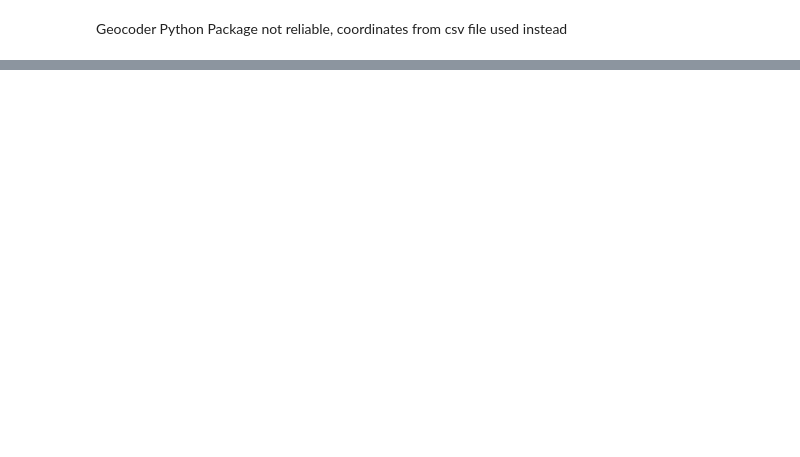
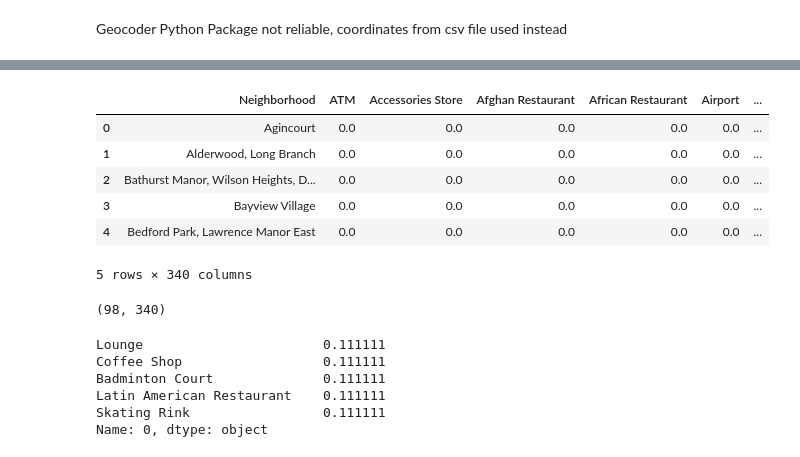
Before and after one commit to VeraDJW/Applied_data_science_capstone, a Jupyter notebook: Neighbor-Toronto.ipynb, the cells around one changed output, grey strips where cells are left out. Cells and saved outputs as stored; diff of their text form; code cells hidden in the pictures; blank space fills up the shorter version.

```diff
--- a/Neighbor-Toronto.ipynb
+++ b/Neighbor-Toronto.ipynb
@@ -128,0 +121,17 @@ df_trt.reset_index(inplace=True)
+# %%
+radius = 900
+LIMIT=100
+
+neighborhood_latitude = df_trt.loc[0,'Latitude']
+neighborhood_longitude= df_trt.loc[0,'Longitude']
+
+neighborhood_latitude = 43.647177
+neighborhood_longitude = -79.381576
+url= 'https://api.foursquare.com/v2/venues/explore?&client_id={}&client_secret={}&v={}&ll={},{}&radius={}&limit={}'.format(CLIENT_ID,
+                                                                                                                     CLIENT_SECRET,
+                                                                                                                     VERSION,
+                                                                                                                     neighborhood_latitude,
+                                                                                                                    neighborhood_longitude,
+                                                                                                                        radius,
+                                                                                                                            LIMIT)
+url # display URL
@@ -128,0 +140,6 @@ df_trt.reset_index(inplace=True)
+# %%
+#url = 'https://api.foursquare.com/v2/venues/explore?&client_id=PKUTNEG4HV4S4KXTGXOJMW0OFPXR1ZNL3JZJUAHPIFM1E3BS&client_secret=1ANQ5XBNYQ3JA4OKCG2NRVNN0JBH1PNCV44Q5PAKH5TIJLR2&v=20180605&ll=43.789053,-79.40849279999999&radius=600&limit=100'
+url='https://api.foursquare.com/v2/venues/explore?&client_id=PKUTNEG4HV4S4KXTGXOJMW0OFPXR1ZNL3JZJUAHPIFM1E3BS&client_secret=1ANQ5XBNYQ3JA4OKCG2NRVNN0JBH1PNCV44Q5PAKH5TIJLR2&v=20180605&ll=43.7532586,-79.3296565&radius=800&limit=100'
+results = requests.get(url).json()
+print(results)
+nearby_venues = json_normalize(results['response']['groups'][0]['items'])
@@ -128,0 +245,26 @@ df_trt.reset_index(inplace=True)
+# %%
+#group by neighborhood, take mean of each category
+trt_grouped = trt_onehot.groupby('Neighborhood').mean().reset_index()
+trt_grouped.head()
+# %% [output]
+|  | Neighborhood | ATM | Accessories Store | Afghan Restaurant | African Restaurant | Airport | ... |
+| 0 | Agincourt | 0.0 | 0.0 | 0.0 | 0.0 | 0.0 | ... |
+| 1 | Alderwood, Long Branch | 0.0 | 0.0 | 0.0 | 0.0 | 0.0 | ... |
+| 2 | Bathurst Manor, Wilson Heights, D... | 0.0 | 0.0 | 0.0 | 0.0 | 0.0 | ... |
+| 3 | Bayview Village | 0.0 | 0.0 | 0.0 | 0.0 | 0.0 | ... |
+| 4 | Bedford Park, Lawrence Manor East | 0.0 | 0.0 | 0.0 | 0.0 | 0.0 | ... |
+5 rows × 340 columns
+# %%
+trt_grouped.shape
+# %% [output]
+(98, 340)
+# %%
+temp = trt_grouped.loc[0]
+temp.iloc[1:].sort_values(ascending = False).head(5)
+# %% [output]
+Lounge                       0.111111
+Coffee Shop                  0.111111
+Badminton Court              0.111111
+Latin American Restaurant    0.111111
+Skating Rink                 0.111111
+Name: 0, dtype: object
```
Also changed, not shown: parts of 38 cells of this notebook.
